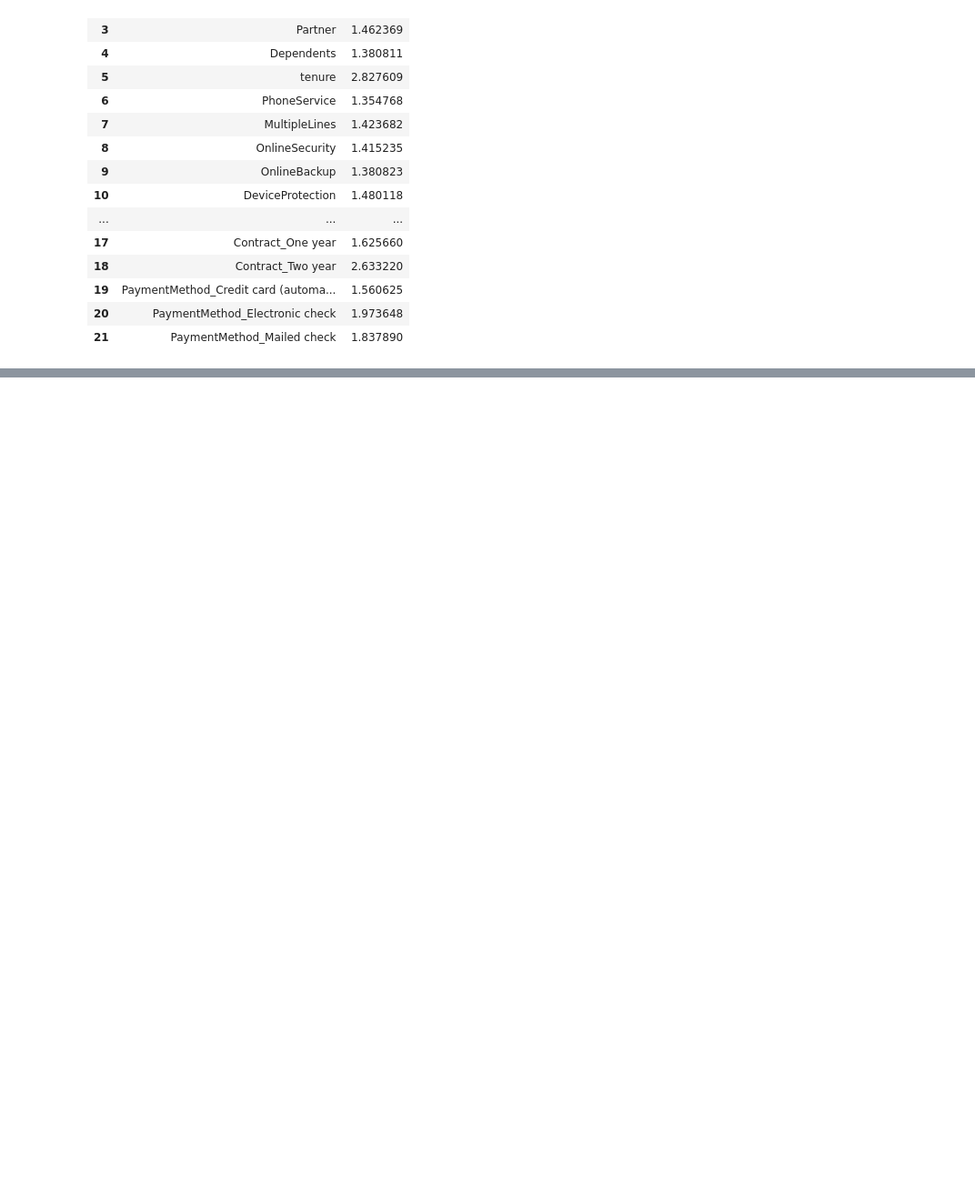
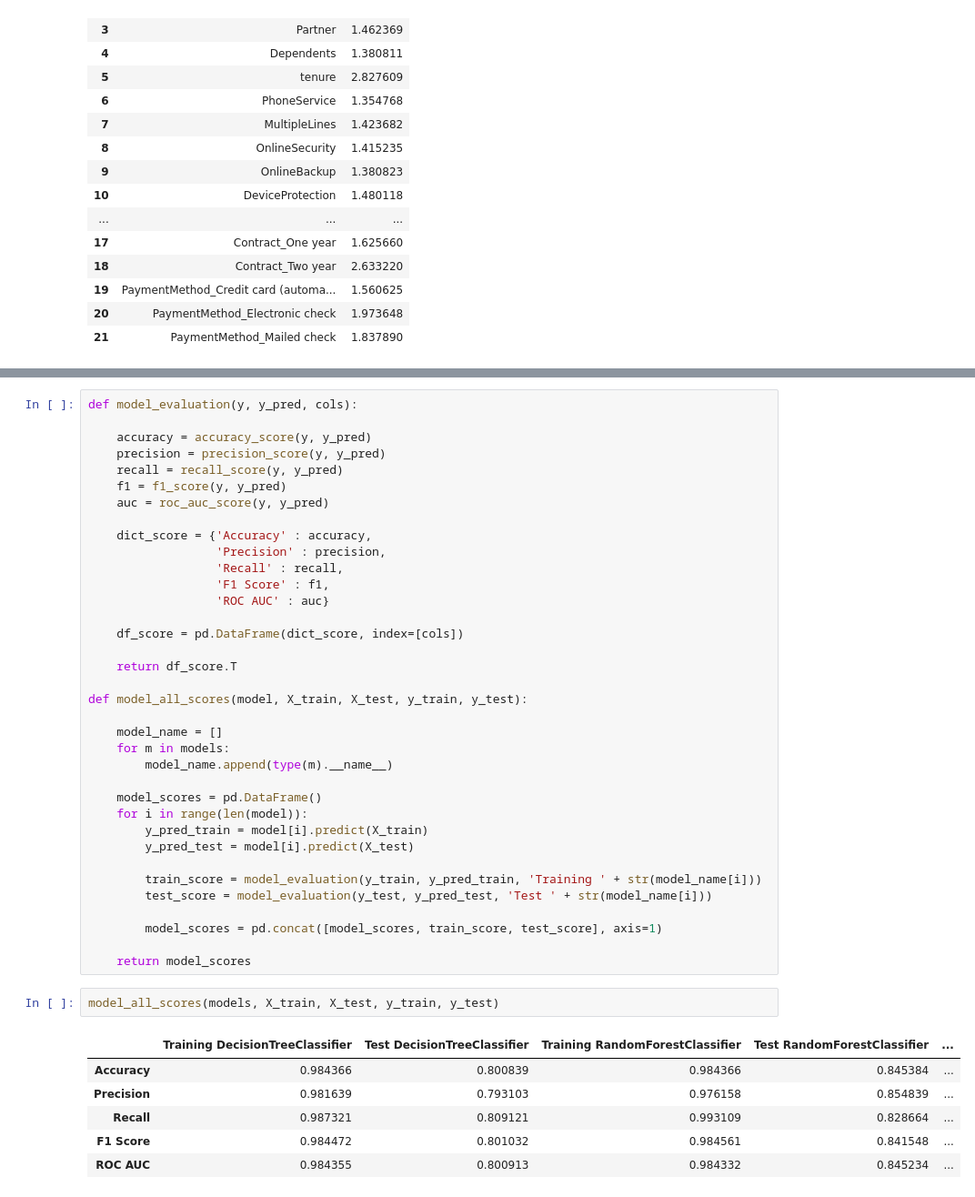
Before and after one commit to rasyidsulaeman/Exploratory-Data-Analysis, a Jupyter notebook: Telco Customer Churn/ML Telcom Churn Model.ipynb, the cells around one changed output, grey strips where cells are left out. Shown at 91% size. Drawn from its saved outputs; the diff is of its cells as text; blank space fills up the shorter version.

```diff
--- a/Telco Customer Churn/ML Telcom Churn Model.ipynb
+++ b/Telco Customer Churn/ML Telcom Churn Model.ipynb
@@ -312,0 +445,45 @@ calculate_vif(feature)
+# %%
+def model_evaluation(y, y_pred, cols):
+
+    accuracy = accuracy_score(y, y_pred)
+    precision = precision_score(y, y_pred)
+    recall = recall_score(y, y_pred)
+    f1 = f1_score(y, y_pred)
+    auc = roc_auc_score(y, y_pred)
+
+    dict_score = {'Accuracy' : accuracy,
+                  'Precision' : precision,
+                  'Recall' : recall,
+                  'F1 Score' : f1,
+                  'ROC AUC' : auc}
+
+    df_score = pd.DataFrame(dict_score, index=[cols])
+
+    return df_score.T
+
+def model_all_scores(model, X_train, X_test, y_train, y_test):
+
+    model_name = []
+    for m in models:
+        model_name.append(type(m).__name__)
+
+    model_scores = pd.DataFrame()
+    for i in range(len(model)):
+        y_pred_train = model[i].predict(X_train)
+        y_pred_test = model[i].predict(X_test)
+
+        train_score = model_evaluation(y_train, y_pred_train, 'Training ' + str(model_name[i]))
+        test_score = model_evaluation(y_test, y_pred_test, 'Test ' + str(model_name[i]))
+
+        model_scores = pd.concat([model_scores, train_score, test_score], axis=1)
+
+    return model_scores
+# %%
+model_all_scores(models, X_train, X_test, y_train, y_test)
+# %% [output]
+|  | Training DecisionTreeClassifier | Test DecisionTreeClassifier | Training RandomForestClassifier | Test RandomForestClassifier | ... |
+| Accuracy | 0.984366 | 0.800839 | 0.984366 | 0.845384 | ... |
+| Precision | 0.981639 | 0.793103 | 0.976158 | 0.854839 | ... |
+| Recall | 0.987321 | 0.809121 | 0.993109 | 0.828664 | ... |
+| F1 Score | 0.984472 | 0.801032 | 0.984561 | 0.841548 | ... |
+| ROC AUC | 0.984355 | 0.800913 | 0.984332 | 0.845234 | ... |
```
Also changed, not shown: parts of 17 cells of this notebook, 3 other files.
